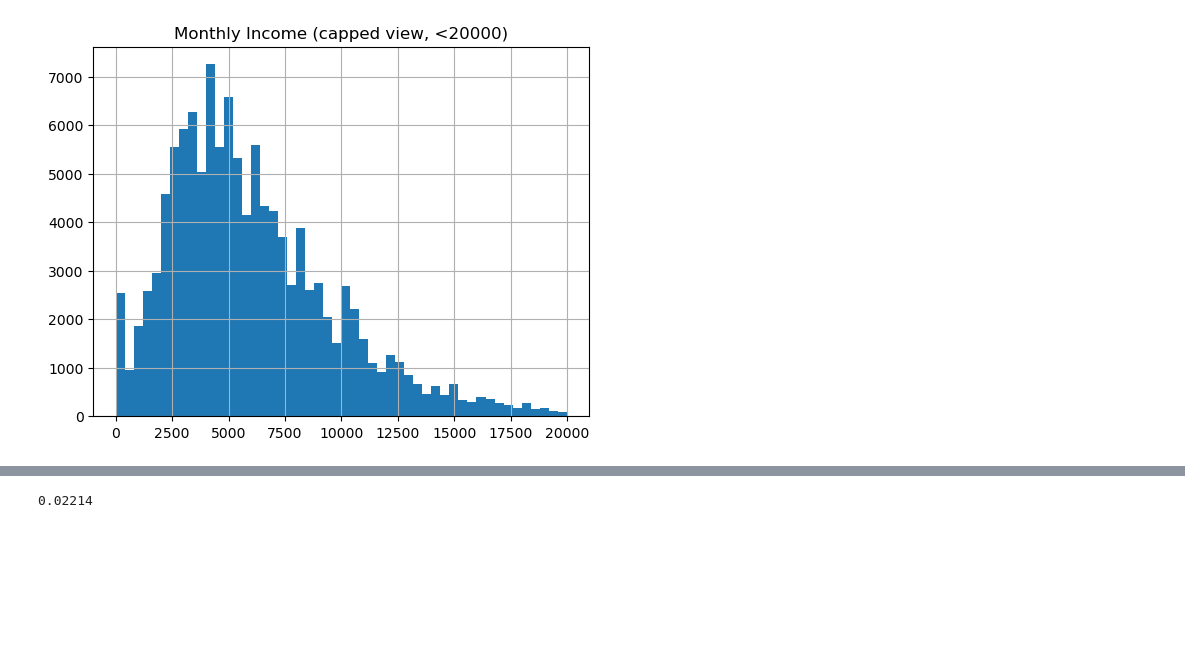
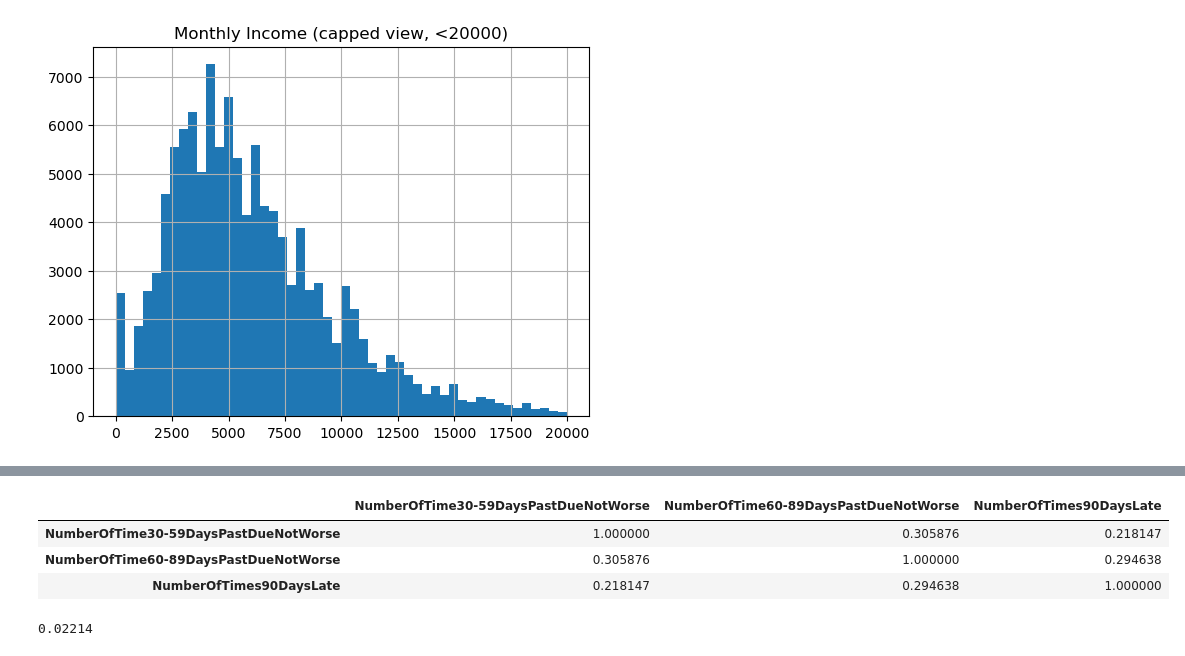
Before and after one commit to nb-acharya/credit-risk-analysis, a Jupyter notebook: notebooks/01_EDA.ipynb, the cells around one changed output, grey strips where cells are left out. Saved outputs shown, nothing was run; the diff lists cells and outputs as text; code cells hidden in the pictures; blank space fills up the shorter version.

```diff
--- a/notebooks/01_EDA.ipynb
+++ b/notebooks/01_EDA.ipynb
@@ -405,3 +572,10 @@ plt.show()
+# %%
+df[~mask_96_98][['NumberOfTime30-59DaysPastDueNotWorse','NumberOfTime60-89DaysPastDueNotWorse','NumberOfTimes90DaysLate']].corr()
+# %% [output]
+|  | NumberOfTime30-59DaysPastDueNotWorse | NumberOfTime60-89DaysPastDueNotWorse | NumberOfTimes90DaysLate |
+| NumberOfTime30-59DaysPastDueNotWorse | 1.000000 | 0.305876 | 0.218147 |
+| NumberOfTime60-89DaysPastDueNotWorse | 0.305876 | 1.000000 | 0.294638 |
+| NumberOfTimes90DaysLate | 0.218147 | 0.294638 | 1.000000 |
 # %%
 3321/150000
 # %% [output]
```
Also changed, not shown: parts of 17 cells of this notebook.
